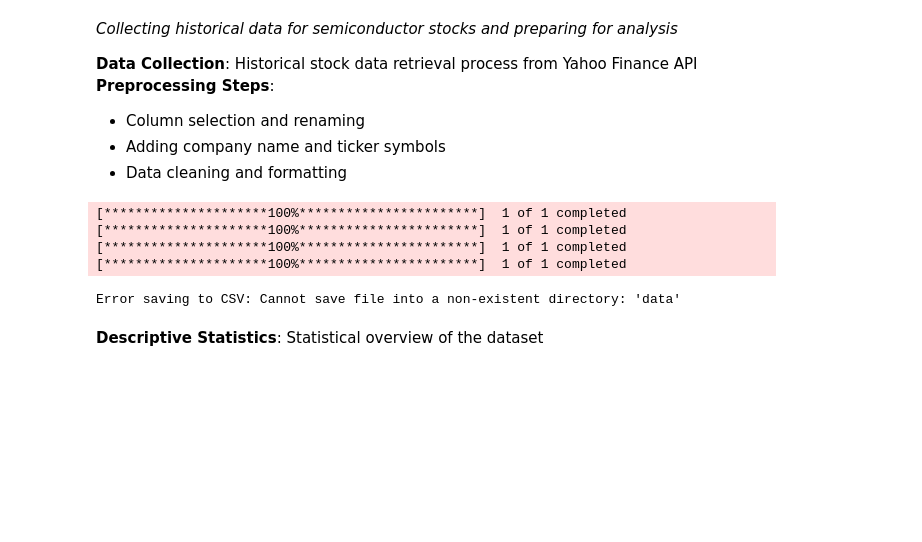
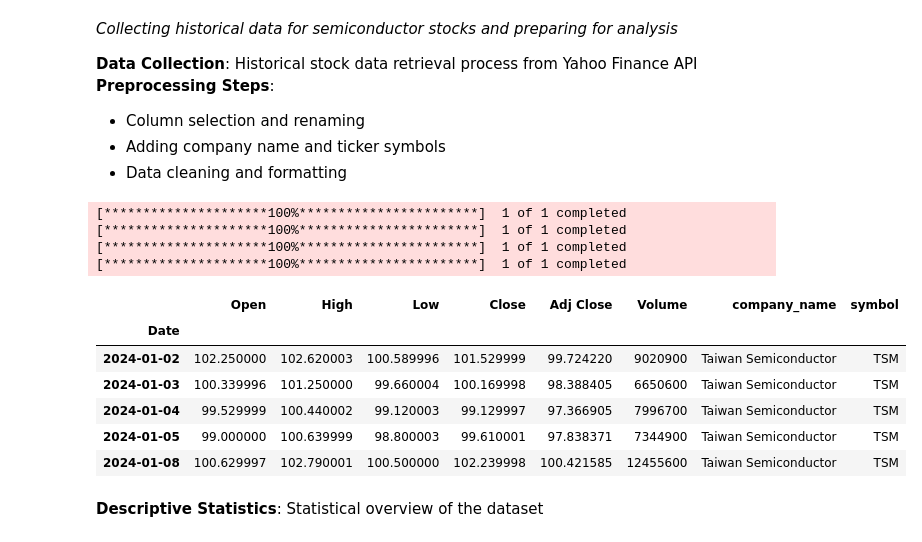
Before and after one commit to Khoaph1709/Stock-Analysis-Using-Python, a Jupyter notebook: notebooks/stock-market-analysis-final.ipynb, the cells around one changed output. Saved outputs shown, nothing was run; the diff lists cells and outputs as text; code cells hidden in the pictures; blank space fills up the shorter version.

```diff
--- a/notebooks/stock-market-analysis-final.ipynb
+++ b/notebooks/stock-market-analysis-final.ipynb
@@ -20,17 +34,6 @@
 - Adding company name and ticker symbols
 - Data cleaning and formatting
 # %%
-import pandas as pd
-import numpy as np
-import matplotlib.pyplot as plt
-import seaborn as sns
-import yfinance as yf
-from datetime import datetime
-
-sns.set_style('whitegrid')
-plt.style.use("fivethirtyeight")
-%matplotlib inline
-
 tech_list = ['TSM', 'NVDA', 'IONQ', 'AMD']
 company_name = ["Taiwan Semiconductor", "Nvidia", "IonQ", "AMD"]
 
@@ -38,35 +41,38 @@ end = datetime(2024, 12, 31)
 start = datetime(2024, 1, 1)
 
 all_data = []
 
 for symbol, name in zip(tech_list, company_name):
     df_stock = yf.download(symbol, start=start, end=end, auto_adjust=False)
 
     df_stock = df_stock[['Open', 'High', 'Low', 'Close', 'Adj Close', 'Volume']]
     df_stock.columns = ['Open', 'High', 'Low', 'Close', 'Adj Close', 'Volume']
 
     df_stock['company_name'] = name
     df_stock['symbol'] = symbol
 
     df_stock = df_stock.reset_index()
 
     all_data.append(df_stock)
 
 df = pd.concat(all_data, axis=0, ignore_index=True)
 
 df = df.set_index('Date')
 
 company_list = []
 for symbol in tech_list:
     company_list.append(df[df['symbol'] == symbol])
 
-try:
-    df.to_csv('data/semiconductor_stocks.csv')
-except Exception as e:
-    print(f"Error saving to CSV: {e}")
+df.head()
 # %% [output]
 [*********************100%***********************]  1 of 1 completed
 [*********************100%***********************]  1 of 1 completed
 [*********************100%***********************]  1 of 1 completed
 [*********************100%***********************]  1 of 1 completed
-Error saving to CSV: Cannot save file into a non-existent directory: 'data'
+|  | Open | High | Low | Close | Adj Close | Volume | company_name | symbol |
+| Date |  |  |  |  |  |  |  |  |
+| 2024-01-02 | 102.250000 | 102.620003 | 100.589996 | 101.529999 | 99.724220 | 9020900 | Taiwan Semiconductor | TSM |
+| 2024-01-03 | 100.339996 | 101.250000 | 99.660004 | 100.169998 | 98.388405 | 6650600 | Taiwan Semiconductor | TSM |
+| 2024-01-04 | 99.529999 | 100.440002 | 99.120003 | 99.129997 | 97.366905 | 7996700 | Taiwan Semiconductor | TSM |
+| 2024-01-05 | 99.000000 | 100.639999 | 98.800003 | 99.610001 | 97.838371 | 7344900 | Taiwan Semiconductor | TSM |
+| 2024-01-08 | 100.629997 | 102.790001 | 100.500000 | 102.239998 | 100.421585 | 12455600 | Taiwan Semiconductor | TSM |
```
Also changed, not shown: parts of 4 cells of this notebook, 3 other files.
